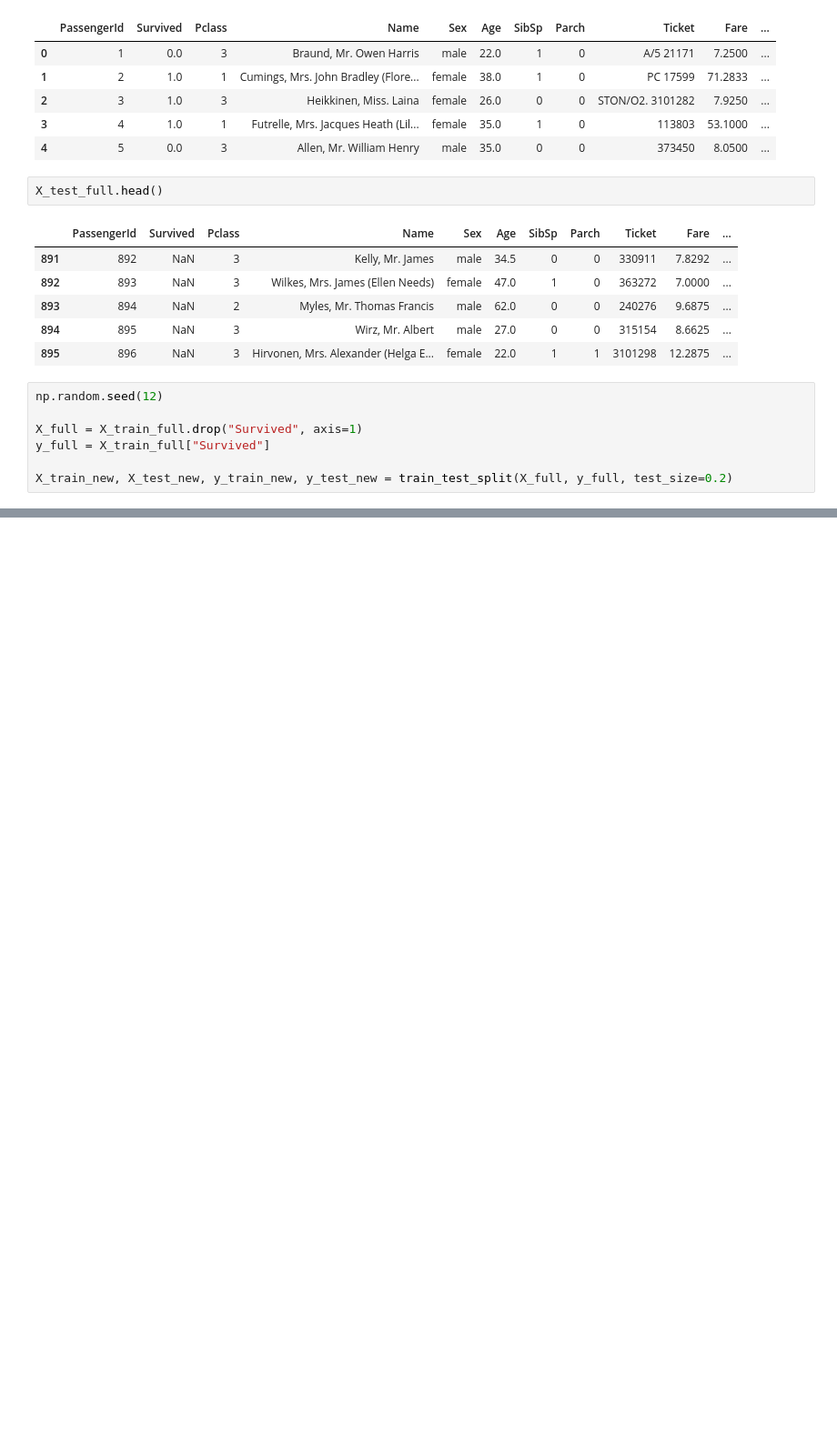
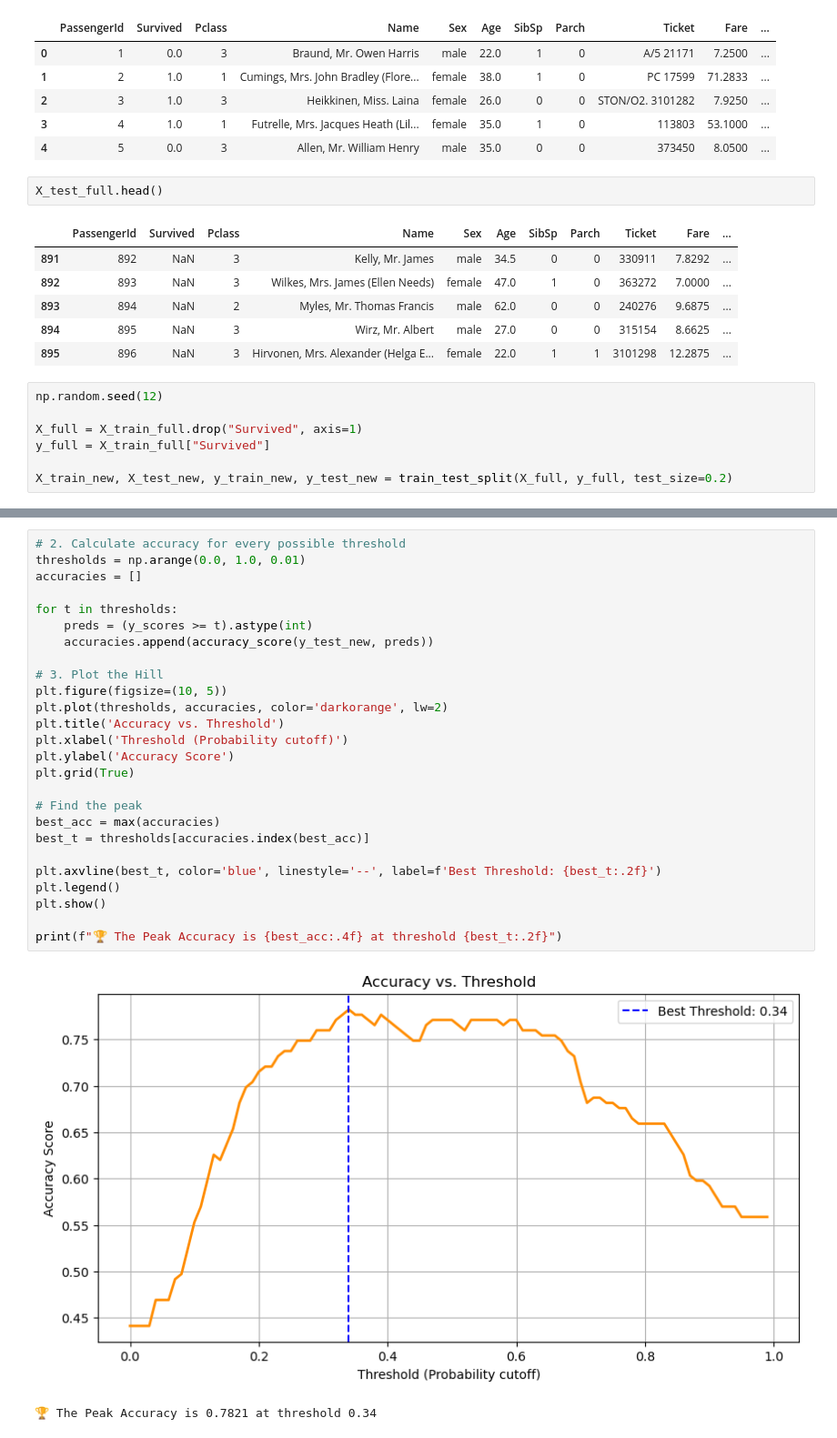
Before and after one commit to Jobo0/titanic-ensemble-classifier, a Jupyter notebook: 01_Exploratory_Analysis.ipynb, the cells around one changed output, grey strips where cells are left out. Shown at 91% size. Drawn from its saved outputs; the diff is of its cells as text; blank space fills up the shorter version.

```diff
--- a/01_Exploratory_Analysis.ipynb
+++ b/01_Exploratory_Analysis.ipynb
@@ -1479,0 +1626,29 @@ X_train_new, X_test_new, y_train_new, y_test_new = train_test_split(X_full, y_fu
+# %%
+# 2. Calculate accuracy for every possible threshold
+thresholds = np.arange(0.0, 1.0, 0.01)
+accuracies = []
+
+for t in thresholds:
+    preds = (y_scores >= t).astype(int)
+    accuracies.append(accuracy_score(y_test_new, preds))
+
+# 3. Plot the Hill
+plt.figure(figsize=(10, 5))
+plt.plot(thresholds, accuracies, color='darkorange', lw=2)
+plt.title('Accuracy vs. Threshold')
+plt.xlabel('Threshold (Probability cutoff)')
+plt.ylabel('Accuracy Score')
+plt.grid(True)
+
+# Find the peak
+best_acc = max(accuracies)
+best_t = thresholds[accuracies.index(best_acc)]
+
+plt.axvline(best_t, color='blue', linestyle='--', label=f'Best Threshold: {best_t:.2f}')
+plt.legend()
+plt.show()
+
+print(f"🏆 The Peak Accuracy is {best_acc:.4f} at threshold {best_t:.2f}")
+# %% [output]
+[figure, added]
+🏆 The Peak Accuracy is 0.7821 at threshold 0.34
```
Also changed, not shown: parts of 49 cells of this notebook, 9 other files.
